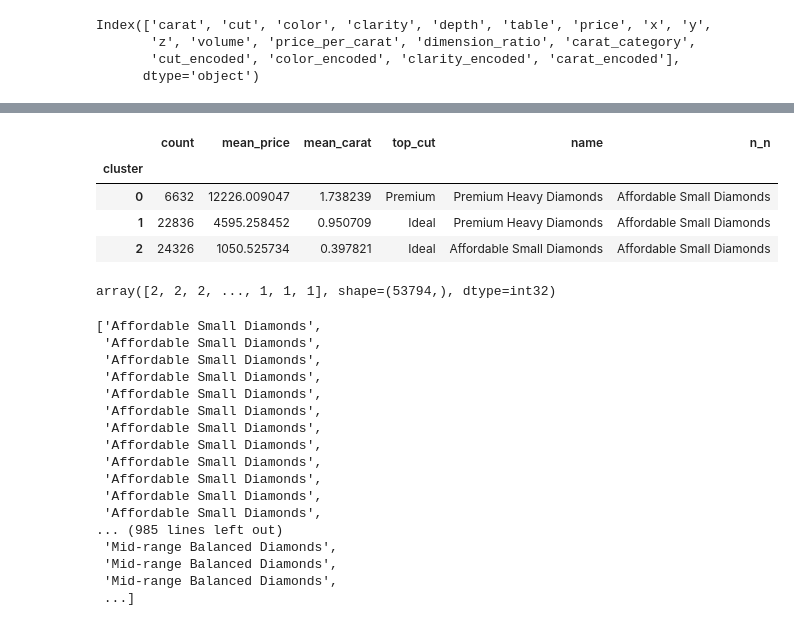
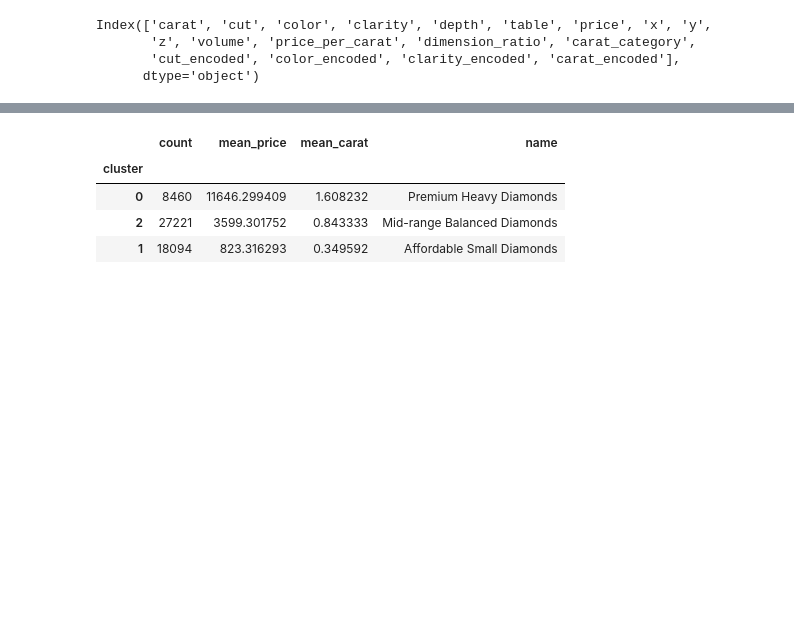
Before and after one commit to santhoshnagendrarajan-ship-it/Diamond-Dynamics2, a Jupyter notebook: clustering.ipynb, the cells around one changed output, grey strips where cells are left out. Cells and saved outputs as stored; diff of their text form; code cells hidden in the pictures; blank space fills up the shorter version.

```diff
--- a/clustering.ipynb
+++ b/clustering.ipynb
@@ -45,0 +87,3 @@ print(df.head)
+# %%
+df_clean.drop_duplicates(inplace=True)
+print('After dropping duplicates:', df_clean.shape)
@@ -217,0 +329,30 @@ plt.show()
+# %%
+from sklearn.preprocessing import StandardScaler
+from sklearn.cluster import KMeans, AgglomerativeClustering
+from sklearn.metrics import silhouette_score, davies_bouldin_score
+from sklearn.decomposition import PCA
+import matplotlib.pyplot as plt
+import numpy as np
+import pandas as pd
+
+# 1. Data Preparation
+keep_cols = ['volume','price','price_per_carat', 'carat', 'carat_encoded',
+       'color_encoded', 'clarity_encoded']
+clu_df = df_clean[keep_cols].copy()
+print("Clustering features:\n", clu_df.info())
+# 2. Convert all columns to numeric first to remove the 'category' dtype restriction
+# This handles both real numeric columns and encoded categorical columns
+clu_df = clu_df.replace([np.inf, -np.inf], np.nan)
+clu_df = clu_df.apply(pd.to_numeric, errors='coerce')
+
+# 3. Now fillna(median) will work because all dtypes are numeric
+clu_df = clu_df.fillna(clu_df.median())
+
+# 4. Continue with scaling and clustering
+
+scaler = StandardScaler()
+X = scaler.fit_transform(clu_df)
+
+sample_sz = min(5000, X.shape[0])
+idx = np.random.choice(X.shape[0], size=sample_sz, replace=False)
+X_sample = X[idx]
@@ -248,3 +498,5 @@ array([[-1.80706689, -1.44047269, -2.00569699, ..., -0.92305425,
 # %%
 best_model = KMeans(n_clusters=3, random_state=42, n_init='auto').fit(X)
 labels = best_model.labels_
+clu_df['cluster'] = labels
+clu_df.head()
@@ -288,7 +593,7 @@ array([2, 2, 2, ..., 1, 1, 1], shape=(53794,), dtype=int32)
 # %%
 # Attach cluster labels to original df (including price for analysis)
-df_clusters = df.copy()
-df_clusters['cluster'] = labels
+df_clusters = clu_df.copy()
+#df_clusters['cluster'] = labels
 
 # Characterize clusters
 summary = df_clusters.groupby('cluster').agg(
@@ -298,8 +603,8 @@ summary = df_clusters.groupby('cluster').agg(
 ).sort_values('mean_price', ascending=False)
 
 # Top cut per cluster
-top_cut = df_clusters.groupby('cluster')['cut'].agg(lambda s: s.mode().iloc[0] if len(s)>0 else np.nan)
-summary['top_cut'] = top_cut
+'''top_cut = df_clusters.groupby('cluster')['cut'].agg(lambda s: s.mode().iloc[0] if len(s)>0 else np.nan)
+summary['top_cut'] = top_cut'''
 
 # Naming heuristic
 global_price = df_clusters['price'].mean()
@@ -377,27 +661,8 @@ print(result)
 # %%
 display(summary)
-display(labels, name_for_pred)
 # %% [output]
-|  | count | mean_price | mean_carat | top_cut | name | n_n |
-| cluster |  |  |  |  |  |  |
-| 0 | 6632 | 12226.009047 | 1.738239 | Premium | Premium Heavy Diamonds | Affordable Small Diamonds |
-| 1 | 22836 | 4595.258452 | 0.950709 | Ideal | Premium Heavy Diamonds | Affordable Small Diamonds |
-| 2 | 24326 | 1050.525734 | 0.397821 | Ideal | Affordable Small Diamonds | Affordable Small Diamonds |
+|  | count | mean_price | mean_carat | name |
+| cluster |  |  |  |  |
+| 0 | 8460 | 11646.299409 | 1.608232 | Premium Heavy Diamonds |
+| 2 | 27221 | 3599.301752 | 0.843333 | Mid-range Balanced Diamonds |
+| 1 | 18094 | 823.316293 | 0.349592 | Affordable Small Diamonds |
-array([2, 2, 2, ..., 1, 1, 1], shape=(53794,), dtype=int32)
-['Affordable Small Diamonds',
- 'Affordable Small Diamonds',
- 'Affordable Small Diamonds',
- 'Affordable Small Diamonds',
- 'Affordable Small Diamonds',
- 'Affordable Small Diamonds',
- 'Affordable Small Diamonds',
- 'Affordable Small Diamonds',
- 'Affordable Small Diamonds',
- 'Affordable Small Diamonds',
- 'Affordable Small Diamonds',
- 'Affordable Small Diamonds',
-... (985 lines left out)
- 'Mid-range Balanced Diamonds',
- 'Mid-range Balanced Diamonds',
- 'Mid-range Balanced Diamonds',
- ...]
```
Also changed, not shown: parts of 49 cells of this notebook, 3 other files.
